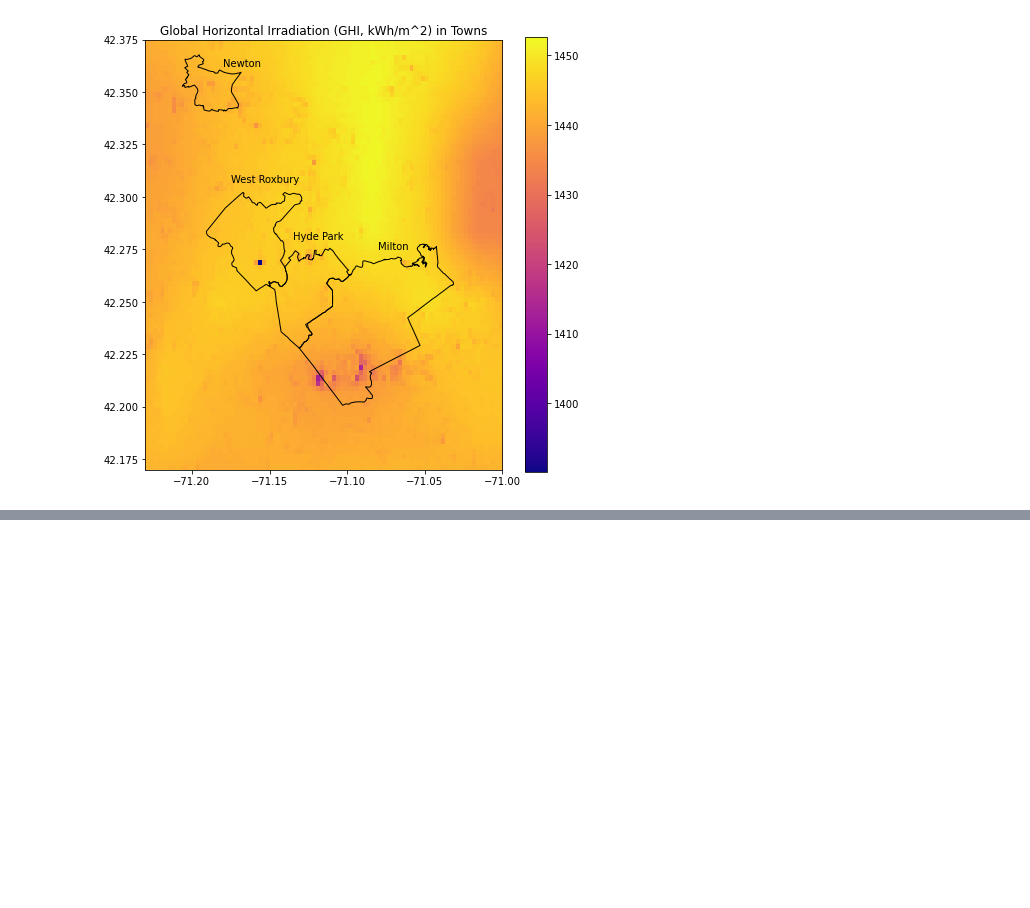
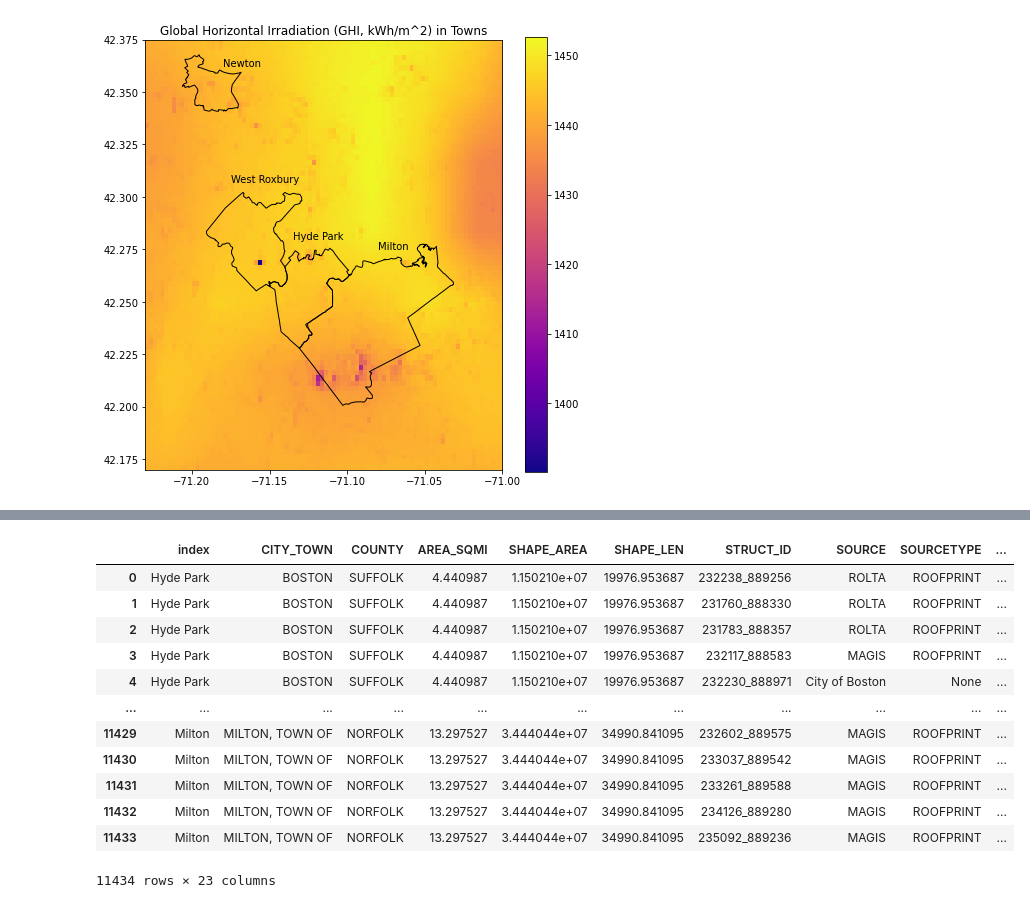
Before and after one commit to ghostpress/ma-solar, a Jupyter notebook: code/initViz.ipynb, the cells around one changed output, grey strips where cells are left out. Saved outputs shown, nothing was run; the diff lists cells and outputs as text; code cells hidden in the pictures; blank space fills up the shorter version.

```diff
--- a/code/initViz.ipynb
+++ b/code/initViz.ipynb
@@ -449,3 +451,19 @@ Datum: North American Datum 1983
+# %%
+roofsMilton
+# %% [output]
+|  | index | CITY_TOWN | COUNTY | AREA_SQMI | SHAPE_AREA | SHAPE_LEN | STRUCT_ID | SOURCE | SOURCETYPE | ... |
+| 0 | Hyde Park | BOSTON | SUFFOLK | 4.440987 | 1.150210e+07 | 19976.953687 | 232238_889256 | ROLTA | ROOFPRINT | ... |
+| 1 | Hyde Park | BOSTON | SUFFOLK | 4.440987 | 1.150210e+07 | 19976.953687 | 231760_888330 | ROLTA | ROOFPRINT | ... |
+| 2 | Hyde Park | BOSTON | SUFFOLK | 4.440987 | 1.150210e+07 | 19976.953687 | 231783_888357 | ROLTA | ROOFPRINT | ... |
+| 3 | Hyde Park | BOSTON | SUFFOLK | 4.440987 | 1.150210e+07 | 19976.953687 | 232117_888583 | MAGIS | ROOFPRINT | ... |
+| 4 | Hyde Park | BOSTON | SUFFOLK | 4.440987 | 1.150210e+07 | 19976.953687 | 232230_888971 | City of Boston | None | ... |
+| ... | ... | ... | ... | ... | ... | ... | ... | ... | ... | ... |
+| 11429 | Milton | MILTON, TOWN OF | NORFOLK | 13.297527 | 3.444044e+07 | 34990.841095 | 232602_889575 | MAGIS | ROOFPRINT | ... |
+| 11430 | Milton | MILTON, TOWN OF | NORFOLK | 13.297527 | 3.444044e+07 | 34990.841095 | 233037_889542 | MAGIS | ROOFPRINT | ... |
+| 11431 | Milton | MILTON, TOWN OF | NORFOLK | 13.297527 | 3.444044e+07 | 34990.841095 | 233261_889588 | MAGIS | ROOFPRINT | ... |
+| 11432 | Milton | MILTON, TOWN OF | NORFOLK | 13.297527 | 3.444044e+07 | 34990.841095 | 234126_889280 | MAGIS | ROOFPRINT | ... |
+| 11433 | Milton | MILTON, TOWN OF | NORFOLK | 13.297527 | 3.444044e+07 | 34990.841095 | 235092_889236 | MAGIS | ROOFPRINT | ... |
+11434 rows × 23 columns
 # %%
 # TODO:
 #   1. Rewrite README w/ new solar data
```
Also changed, not shown: parts of 21 cells of this notebook.
